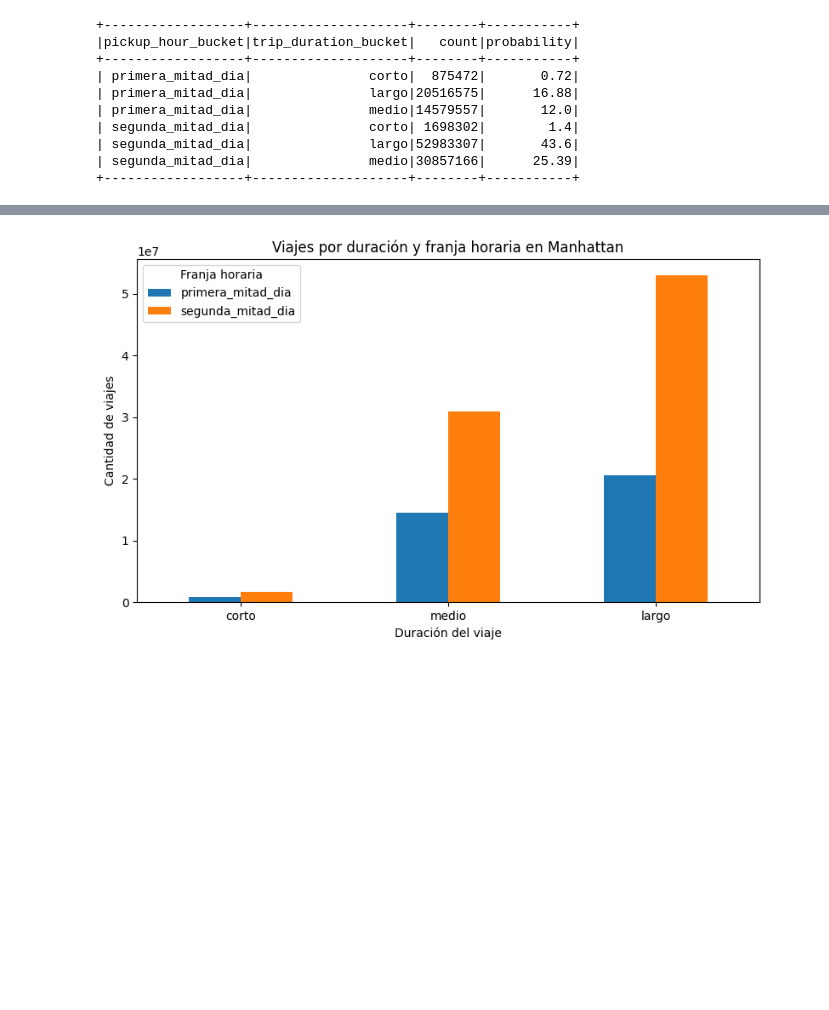
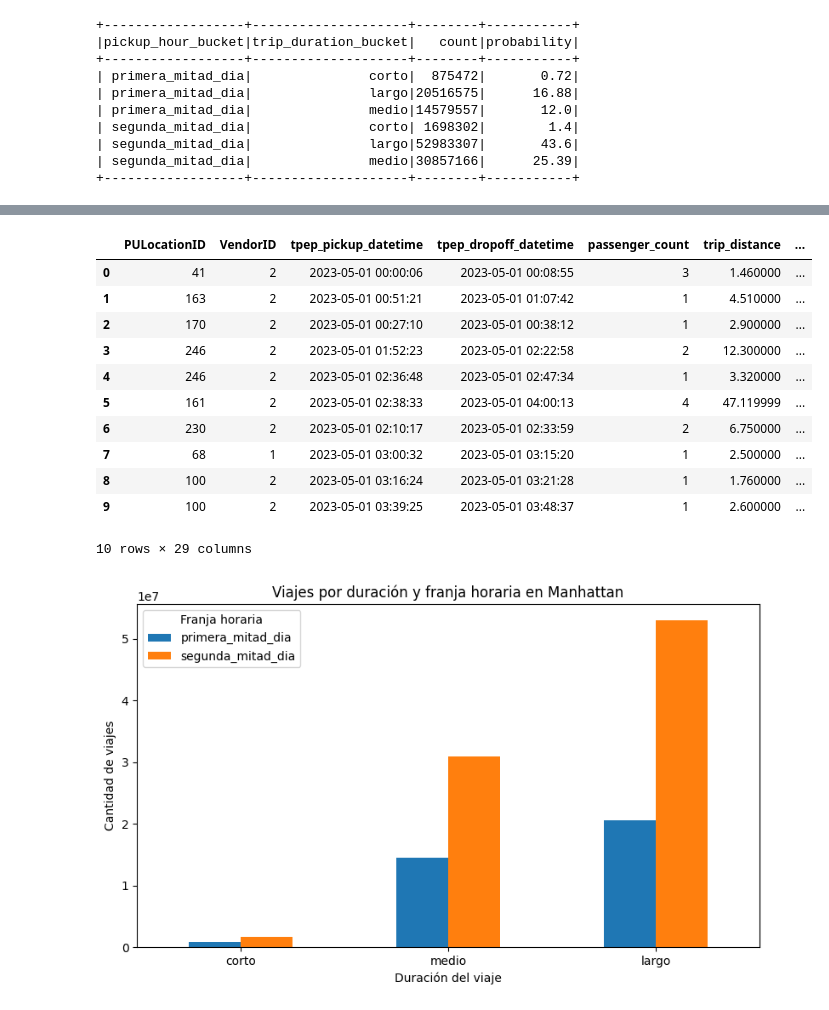
Before and after one commit to ArielAlvarezWAI87/BigData, a Jupyter notebook: notebooks/2_0_e8_NYC_Yellow_Taxi_DB.ipynb, the cells around one changed output, grey strips where cells are left out. Drawn from its saved outputs; the diff is of its cells as text; code cells hidden in the pictures; blank space fills up the shorter version.

```diff
--- a/notebooks/2_0_e8_NYC_Yellow_Taxi_DB.ipynb
+++ b/notebooks/2_0_e8_NYC_Yellow_Taxi_DB.ipynb
@@ -378,3 +353,18 @@ only showing top 20 rows
+# %%
+sample.limit(10).toPandas()
+# %% [output]
+|  | PULocationID | VendorID | tpep_pickup_datetime | tpep_dropoff_datetime | passenger_count | trip_distance | ... |
+| 0 | 41 | 2 | 2023-05-01 00:00:06 | 2023-05-01 00:08:55 | 3 | 1.460000 | ... |
+| 1 | 163 | 2 | 2023-05-01 00:51:21 | 2023-05-01 01:07:42 | 1 | 4.510000 | ... |
+| 2 | 170 | 2 | 2023-05-01 00:27:10 | 2023-05-01 00:38:12 | 1 | 2.900000 | ... |
+| 3 | 246 | 2 | 2023-05-01 01:52:23 | 2023-05-01 02:22:58 | 2 | 12.300000 | ... |
+| 4 | 246 | 2 | 2023-05-01 02:36:48 | 2023-05-01 02:47:34 | 1 | 3.320000 | ... |
+| 5 | 161 | 2 | 2023-05-01 02:38:33 | 2023-05-01 04:00:13 | 4 | 47.119999 | ... |
+| 6 | 230 | 2 | 2023-05-01 02:10:17 | 2023-05-01 02:33:59 | 2 | 6.750000 | ... |
+| 7 | 68 | 1 | 2023-05-01 03:00:32 | 2023-05-01 03:15:20 | 1 | 2.500000 | ... |
+| 8 | 100 | 2 | 2023-05-01 03:16:24 | 2023-05-01 03:21:28 | 1 | 1.760000 | ... |
+| 9 | 100 | 2 | 2023-05-01 03:39:25 | 2023-05-01 03:48:37 | 1 | 2.600000 | ... |
+10 rows × 29 columns
 # %%
 #@title viajes por duración y franja horaria en Manhattan
 plot_counts = (
```
Also changed, not shown: parts of 2 cells of this notebook.
